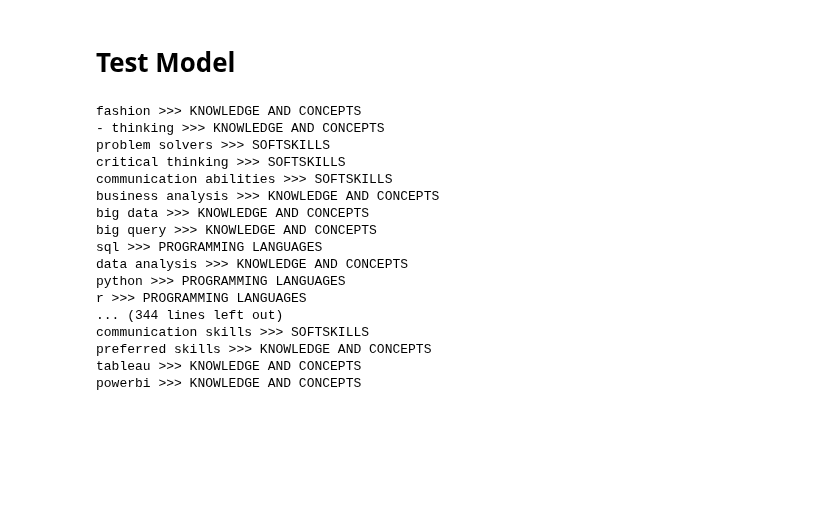
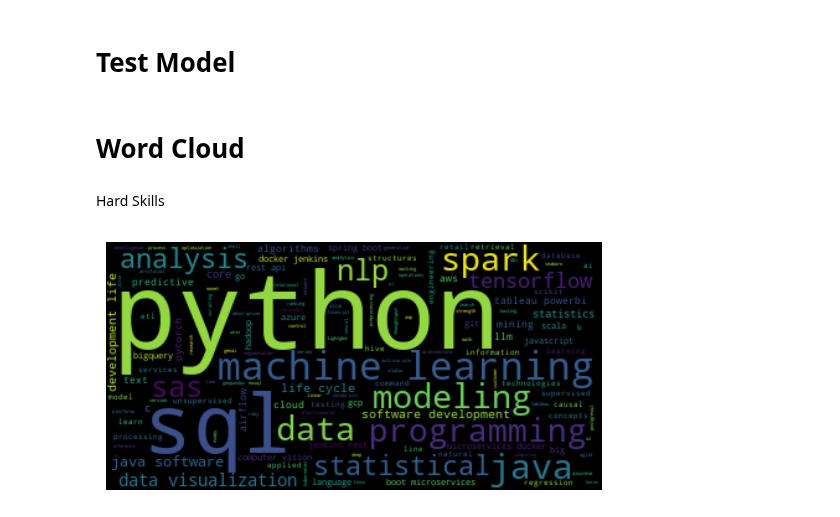
Before and after one commit to marcellinus-witarsah/data-science-job-skill-extraction, a Jupyter notebook: notebooks/20240204-ner-development.ipynb, the cells around one changed output. Cells and saved outputs as stored; diff of their text form; code cells hidden in the pictures; blank space fills up the shorter version.

```diff
--- a/notebooks/20240204-ner-development.ipynb
+++ b/notebooks/20240204-ner-development.ipynb
@@ -46,10 +48,8 @@ with open("../data/interim/jobs.txt", "w") as f:
 # %% [markdown]
 Prepare Train, Dev and Test Data
 # %%
-
-
 # Open the annotations
-with open("../data/interim/annotations.json", "r") as f:
+with open("../data/interim/20240213_annotations.json", "r") as f:
     annotations_json = json.load(f)
 
 # Set params for random select data
@@ -129,29 +124,32 @@ test_data = DocBin().from_disk("../data/processed/test.spacy")
 test_data.__len__()
 
 # Access the Test Data and load Spacy Model
-best_model = spacy.load("../models/output/model-best")
+best_model = spacy.load("../models/model-best")
 i = 0
+hard_skills = []
+soft_skills = []
 for doc in test_data.get_docs(nlp.vocab):
     docs = best_model(doc.text)
     for doc in docs.ents:
-        print(doc,">>>" , doc.label_)
-    print()
-    # spacy.displacy.serve(doc, style="ent")
+        if doc.label_ == "HARD SKILL":
+            hard_skills.append(doc.text)
+        elif doc.label_ == "SOFT SKILL":
+            soft_skills.append(doc.text)
-# %% [output]
-fashion >>> KNOWLEDGE AND CONCEPTS
-- thinking >>> KNOWLEDGE AND CONCEPTS
-problem solvers >>> SOFTSKILLS
-critical thinking >>> SOFTSKILLS
-communication abilities >>> SOFTSKILLS
-business analysis >>> KNOWLEDGE AND CONCEPTS
-big data >>> KNOWLEDGE AND CONCEPTS
-big query >>> KNOWLEDGE AND CONCEPTS
-sql >>> PROGRAMMING LANGUAGES
-data analysis >>> KNOWLEDGE AND CONCEPTS
-python >>> PROGRAMMING LANGUAGES
-r >>> PROGRAMMING LANGUAGES
-... (344 lines left out)
-communication skills >>> SOFTSKILLS
-preferred skills >>> KNOWLEDGE AND CONCEPTS
-tableau >>> KNOWLEDGE AND CONCEPTS
-powerbi >>> KNOWLEDGE AND CONCEPTS
+# %% [markdown]
+# Word Cloud
+# %% [markdown]
+Hard Skills
+# %%
+# join the list and lowercase all the words
+text = ', '.join(hard_skills).lower()
+
+#create the wordcloud object
+wordcloud = WordCloud(stopwords = STOPWORDS,
+                      collocations=True).generate(text)
+
+#plot the wordcloud object
+plt.imshow(wordcloud, interpolation='bilInear')
+plt.axis('off')
+plt.show()
+# %% [output]
+[figure, added]
```
Also changed, not shown: parts of 9 cells of this notebook, 36 other files.
